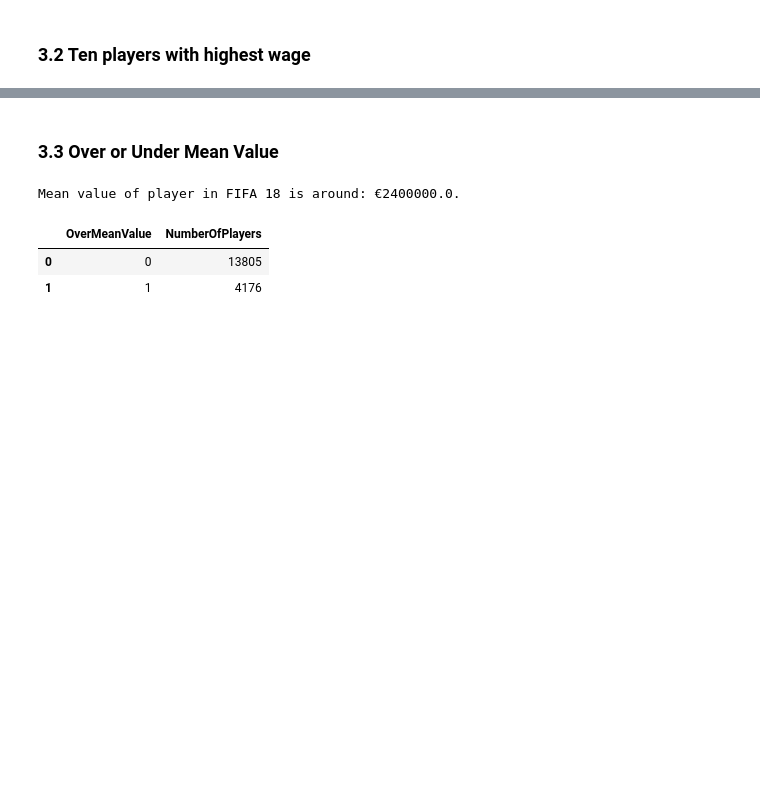
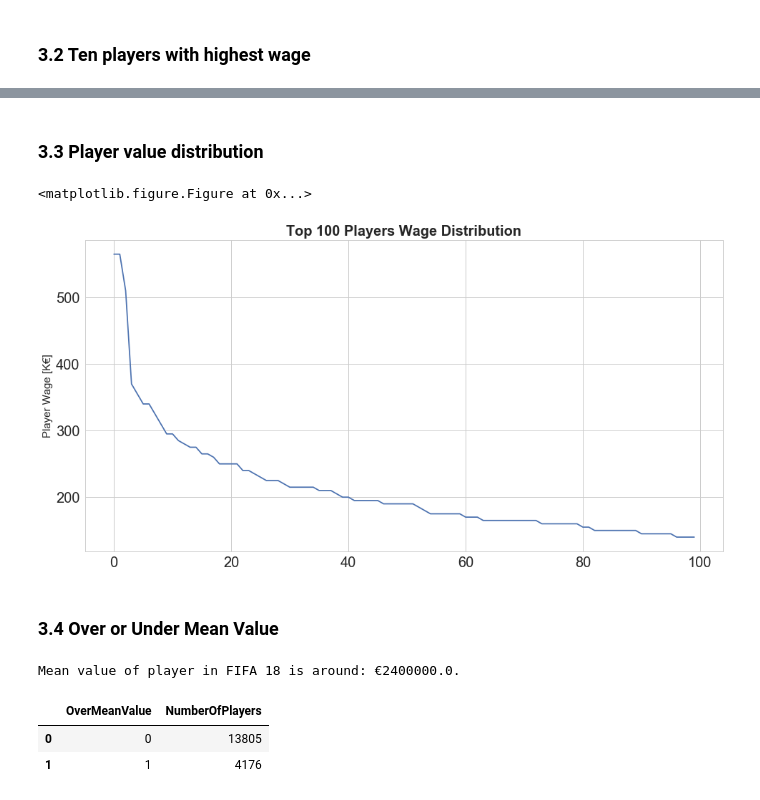
Before and after one commit to SkalskiP/ILearnMachineLearning.py, a Jupyter notebook: 0_Kaggle_projects/Talk_About_Money_FIFA_18_Data_Exploration_With_Python.ipynb, the cells around one changed output, grey strips where cells are left out. Cells and saved outputs as stored; diff of their text form; code cells hidden in the pictures; blank space fills up the shorter version.

```diff
--- a/0_Kaggle_projects/Talk_About_Money_FIFA_18_Data_Exploration_With_Python.ipynb
+++ b/0_Kaggle_projects/Talk_About_Money_FIFA_18_Data_Exploration_With_Python.ipynb
@@ -219,8 +219,24 @@ display(HTML(
 )
 # %% [output]
 [interactive output not drawn]
+# %% [markdown]
+### 3.3 Player value distribution
+# %%
+value_distribution = dataset.sort_values("WageNum", ascending=False).reset_index().head(100)[["Name", "WageNum"]]
+value_distribution_values = value_distribution["WageNum"].apply(lambda x: x/1000)
+# %%
+plt.figure()
+plt.figure(figsize=(16,8))
+plt.title('Top 100 Players Wage Distribution', fontsize=20, fontweight='bold')
+plt.ylabel('Player Wage [K€]', fontsize=15)
+sns.set_style("whitegrid")
+plt.plot(value_distribution_values)
+plt.show()
+# %% [output]
+<matplotlib.figure.Figure at 0x...>
+[figure, added]
 # %% [markdown]
-### 3.3 Over or Under Mean Value
+### 3.4 Over or Under Mean Value
 # %%
 print('Mean value of player in FIFA 18 is around: €' + str(round(mean_value, -5)) + '.')
 # %% [output]
```
Also changed, not shown: parts of 16 cells of this notebook.
